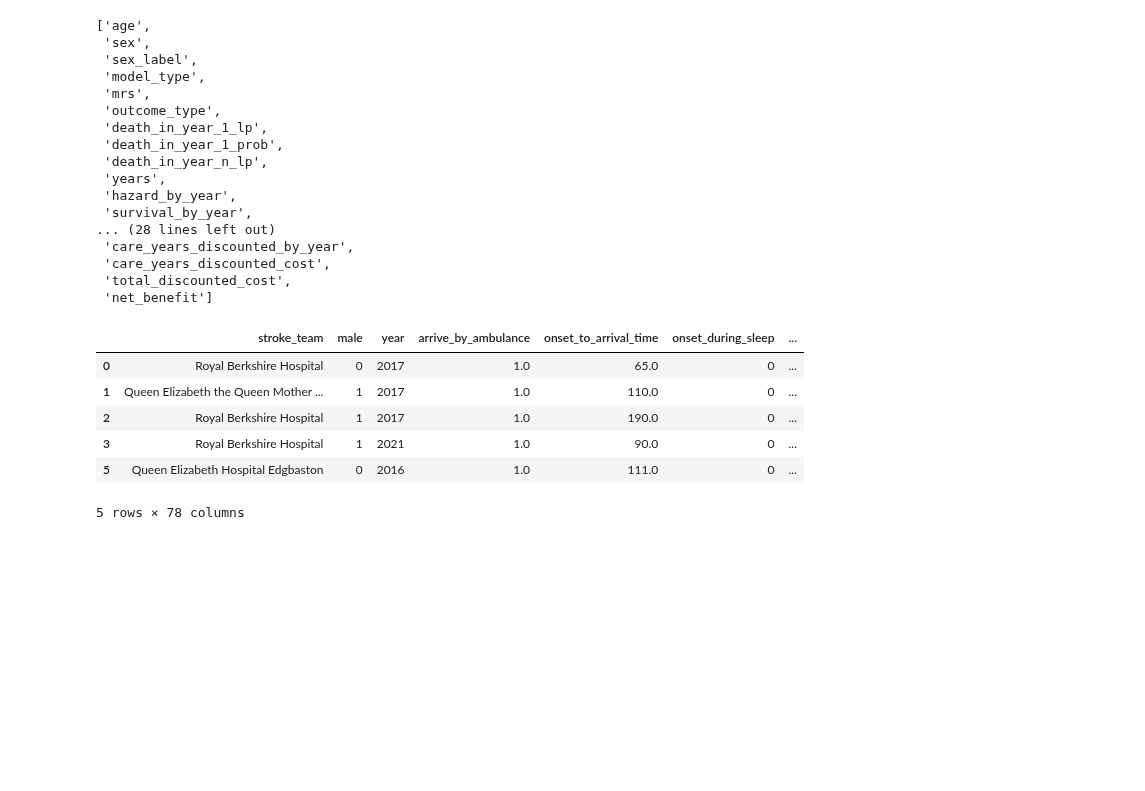
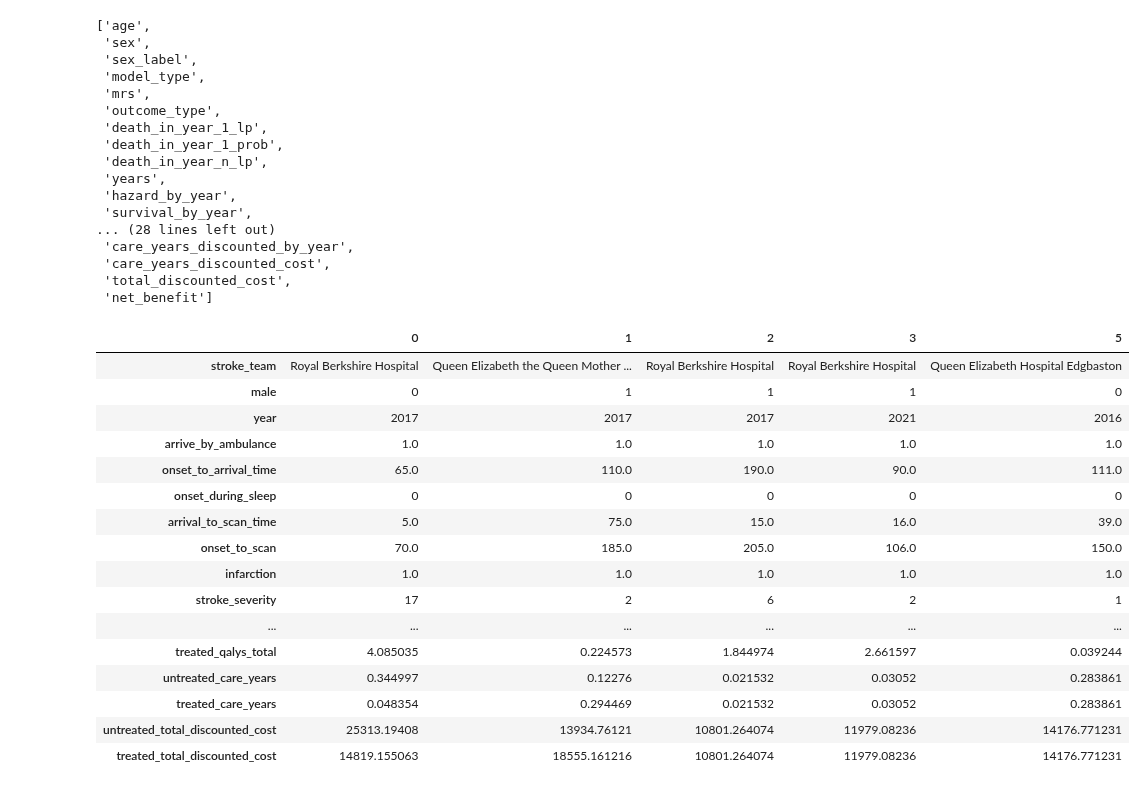
Before and after one commit to samuel-book/samuel_2_production, a Jupyter notebook: for_paper/01_outcomes.ipynb, the cells around one changed output. Drawn from its saved outputs; the diff is of its cells as text; code cells hidden in the pictures; blank space fills up the shorter version.

```diff
--- a/for_paper/01_outcomes.ipynb
+++ b/for_paper/01_outcomes.ipynb
@@ -34,7 +34,7 @@ data['change_mrs_5-6'] = data['treated_mrs_5-6'] - data['untreated_mrs_5-6']
 # Number neeeded to treat
 data['nnt_mrs_0-1'] = 1 / data['change_mrs_0-1']
 data['nnt_mrs_0-2'] = 1 / data['change_mrs_0-2']
-data['nnt_mrs_5-6'] = 1 / data['change_mrs_5-6']
+data['nnt_mrs_5-6'] = 0 - (1 / data['change_mrs_5-6']) # Reverse sign as reduction is good
 # %% [markdown]
 ## Run analysis of outcomes on ischaemic stroke
 # %%
@@ -502,15 +502,28 @@ data['untreated_care_years'] = untreated_he['care_years']
 data['treated_care_years'] = treated_he['care_years']
 data['untreated_total_discounted_cost'] = untreated_he['total_discounted_cost']
 data['treated_total_discounted_cost'] = treated_he['total_discounted_cost']
-# %%
-data.head()
-# %% [output]
-|  | stroke_team | male | year | arrive_by_ambulance | onset_to_arrival_time | onset_during_sleep | ... |
-| 0 | Royal Berkshire Hospital | 0 | 2017 | 1.0 | 65.0 | 0 | ... |
-| 1 | Queen Elizabeth the Queen Mother ... | 1 | 2017 | 1.0 | 110.0 | 0 | ... |
-| 2 | Royal Berkshire Hospital | 1 | 2017 | 1.0 | 190.0 | 0 | ... |
-| 3 | Royal Berkshire Hospital | 1 | 2021 | 1.0 | 90.0 | 0 | ... |
-| 5 | Queen Elizabeth Hospital Edgbaston | 0 | 2016 | 1.0 | 111.0 | 0 | ... |
-5 rows × 78 columns
+# %%
+# Cgange display rows to 100
+pd.set_option('display.max_rows', 100)
+
+data.head().T
+# %% [output]
+|  | 0 | 1 | 2 | 3 | 5 |
+| stroke_team | Royal Berkshire Hospital | Queen Elizabeth the Queen Mother ... | Royal Berkshire Hospital | Royal Berkshire Hospital | Queen Elizabeth Hospital Edgbaston |
+| male | 0 | 1 | 1 | 1 | 0 |
+| year | 2017 | 2017 | 2017 | 2021 | 2016 |
+| arrive_by_ambulance | 1.0 | 1.0 | 1.0 | 1.0 | 1.0 |
+| onset_to_arrival_time | 65.0 | 110.0 | 190.0 | 90.0 | 111.0 |
+| onset_during_sleep | 0 | 0 | 0 | 0 | 0 |
+| arrival_to_scan_time | 5.0 | 75.0 | 15.0 | 16.0 | 39.0 |
+| onset_to_scan | 70.0 | 185.0 | 205.0 | 106.0 | 150.0 |
+| infarction | 1.0 | 1.0 | 1.0 | 1.0 | 1.0 |
+| stroke_severity | 17 | 2 | 6 | 2 | 1 |
+| ... | ... | ... | ... | ... | ... |
+| treated_qalys_total | 4.085035 | 0.224573 | 1.844974 | 2.661597 | 0.039244 |
+| untreated_care_years | 0.344997 | 0.12276 | 0.021532 | 0.03052 | 0.283861 |
+| treated_care_years | 0.048354 | 0.294469 | 0.021532 | 0.03052 | 0.283861 |
+| untreated_total_discounted_cost | 25313.19408 | 13934.76121 | 10801.264074 | 11979.08236 | 14176.771231 |
+| treated_total_discounted_cost | 14819.155063 | 18555.161216 | 10801.264074 | 11979.08236 | 14176.771231 |
 # %%
 data.to_csv('./output/thrombolysis_choice_benefit_he.csv')
```
